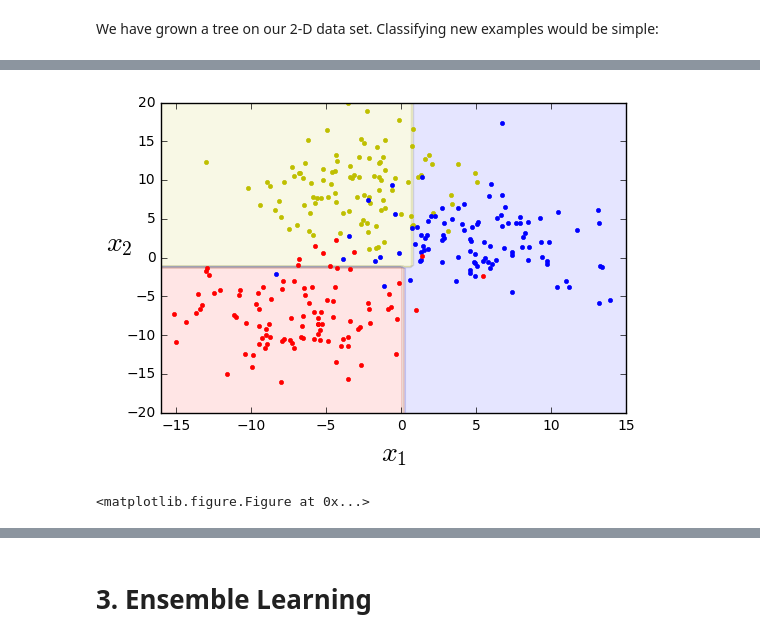
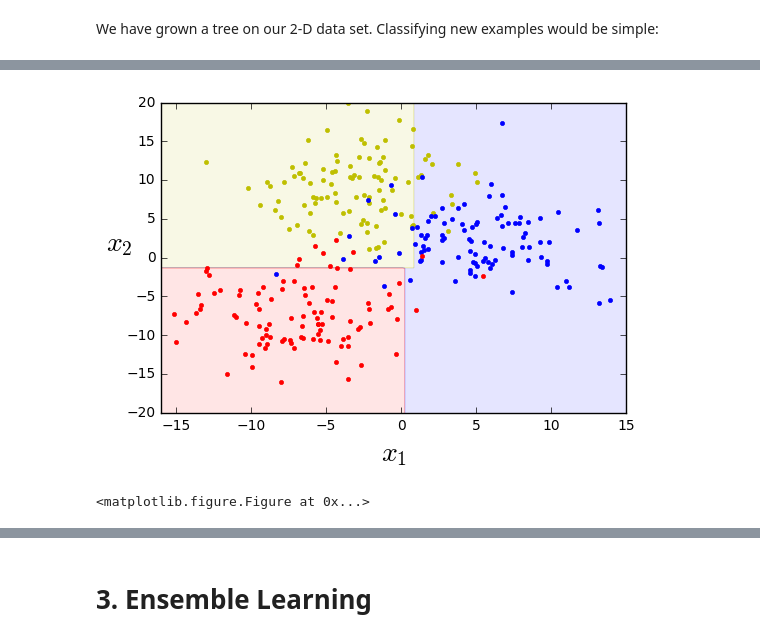
Before and after one commit to luisvalesilva/random_forests, a Jupyter notebook: random_forests.ipynb, the cells around one changed output, grey strips where cells are left out. Cells and saved outputs as stored; diff of their text form; code cells hidden in the pictures.

Commit message:
Working on trees

```diff
--- a/random_forests.ipynb
+++ b/random_forests.ipynb
@@ -111,31 +123,33 @@ Here's the tree visualization.
 # %%
-import numpy as np
 from matplotlib.colors import ListedColormap
 
-def plot_decision_boundary(clf, X, y, axes=[-16, 15, -20, 20]):
-    x1s = np.linspace(axes[0], axes[1], 100)
-    x2s = np.linspace(axes[2], axes[3], 100)
+def compute_decision_boundaries(clf, X, y, axes):
+    x1s = np.linspace(axes[0], axes[1], 300)
+    x2s = np.linspace(axes[2], axes[3], 300)
     x1, x2 = np.meshgrid(x1s, x2s)
     X_new = np.c_[x1.ravel(), x2.ravel()]
     y_pred = clf.predict(X_new).reshape(x1.shape)
+
+    return x1, x2, y_pred
+
+def plot_feature_space(clf, X, y, axes):
+    x1, x2, y_pred = compute_decision_boundaries(clf, X, y, axes)
+
     custom_cmap = ListedColormap(['y','b','r'])
-    plt.contourf(x1, x2, y_pred, alpha=0.1, cmap=custom_cmap, linewidth=1)
-
-    custom_cmap2 = ListedColormap(['#7d7d58','#4c4c7f','#507d50'])
-    plt.contour(x1, x2, y_pred, cmap=custom_cmap2, alpha=0.1)
+    plt.contourf(x1, x2, y_pred, cmap=custom_cmap, alpha=0.1, linewidth=1)
 
     plt.plot(X[:, 0][y==0], X[:, 1][y==0], "yo", marker='.')
     plt.plot(X[:, 0][y==1], X[:, 1][y==1], "bs", marker='.')
     plt.plot(X[:, 0][y==2], X[:, 1][y==2], "rd", marker='.')
     plt.axis(axes)
     plt.xlabel(r"$x_1$", fontsize=20)
     plt.ylabel(r"$x_2$", fontsize=20, rotation=0)
     plt.figure(figsize=(8, 4))
 
-plot_decision_boundary(tree_clf, X, y)
 
+plot_feature_space(tree_clf, X, y, axes=[-16, 15, -20, 20])
 
-plt.show()
+#plt.show()
 # %% [output]
-[figure, old version]
+[figure, new version]
 <matplotlib.figure.Figure at 0x...>
```
Also changed, not shown: parts of 8 cells of this notebook.
